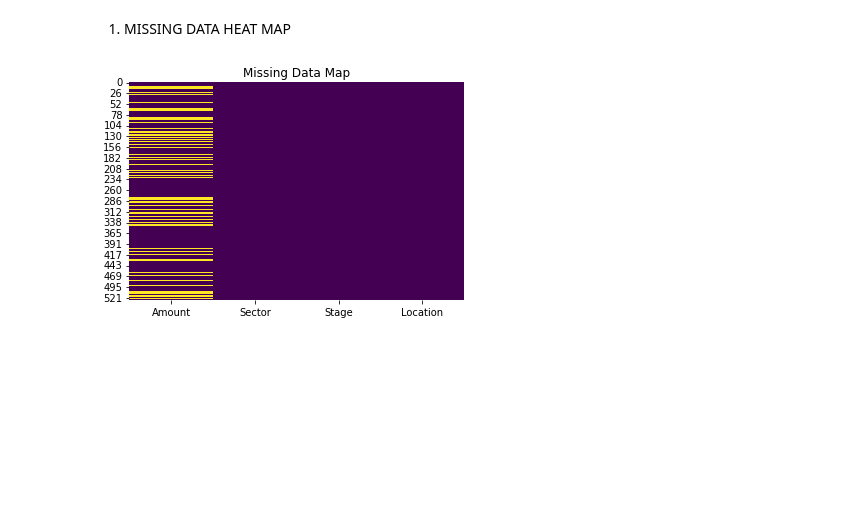
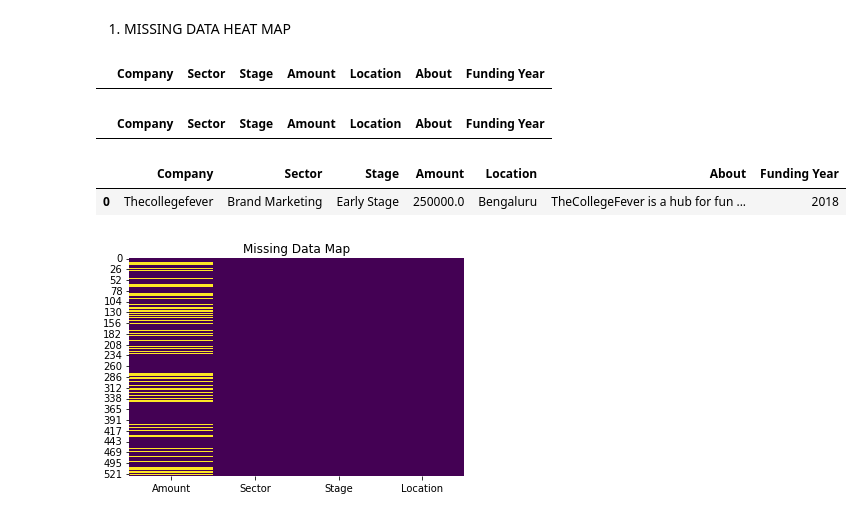
Before and after one commit to DzeBakuEso/stockholm_lp1_colla_project_sprint_1, a Jupyter notebook: Indian _Ecosystem_Analysis.ipynb, the cells around one changed output. Saved outputs shown, nothing was run; the diff lists cells and outputs as text; code cells hidden in the pictures; blank space fills up the shorter version.

```diff
--- a/Indian _Ecosystem_Analysis.ipynb
+++ b/Indian _Ecosystem_Analysis.ipynb
@@ -1049,6 +990,20 @@ We will analyze the patterns of missing values in the 'Amount' column and other
 BELOW WE WILL USE HEAT MAP AND CORRELATION PLOT TO TRY AND DETERMINE SOME PATTERNS
 # %% [markdown]
 1. MISSING DATA HEAT MAP
+# %%
+
+df[df['Amount'] == 'Brand Marketing']
+# %% [output]
+|  | Company | Sector | Stage | Amount | Location | About | Funding Year |
+# %%
+df[df['Location'] == 'Brand Marketing']
+# %% [output]
+|  | Company | Sector | Stage | Amount | Location | About | Funding Year |
+# %%
+df[df['Sector'] == 'Brand Marketing']
+# %% [output]
+|  | Company | Sector | Stage | Amount | Location | About | Funding Year |
+| 0 | Thecollegefever | Brand Marketing | Early Stage | 250000.0 | Bengaluru | TheCollegeFever is a hub for fun ... | 2018 |
 # %%
 # creating a subset of the relevant columns
 rele_col = ['Amount', 'Sector', 'Stage', 'Location']
```
Also changed, not shown: parts of 10 cells of this notebook, 6 other files.
